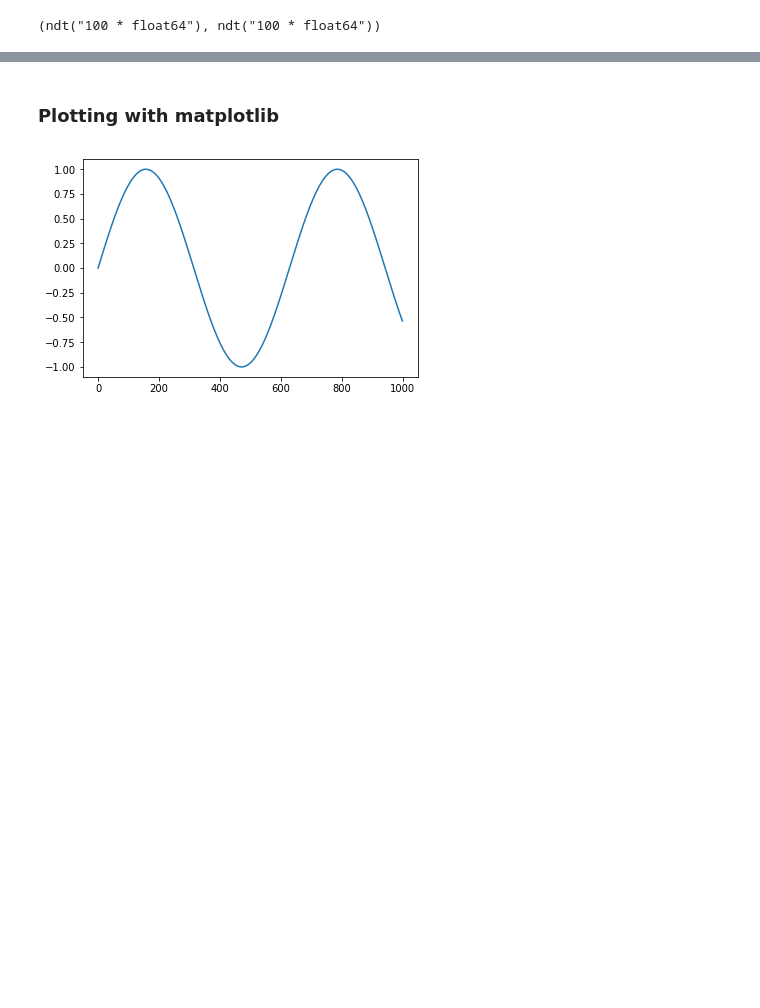
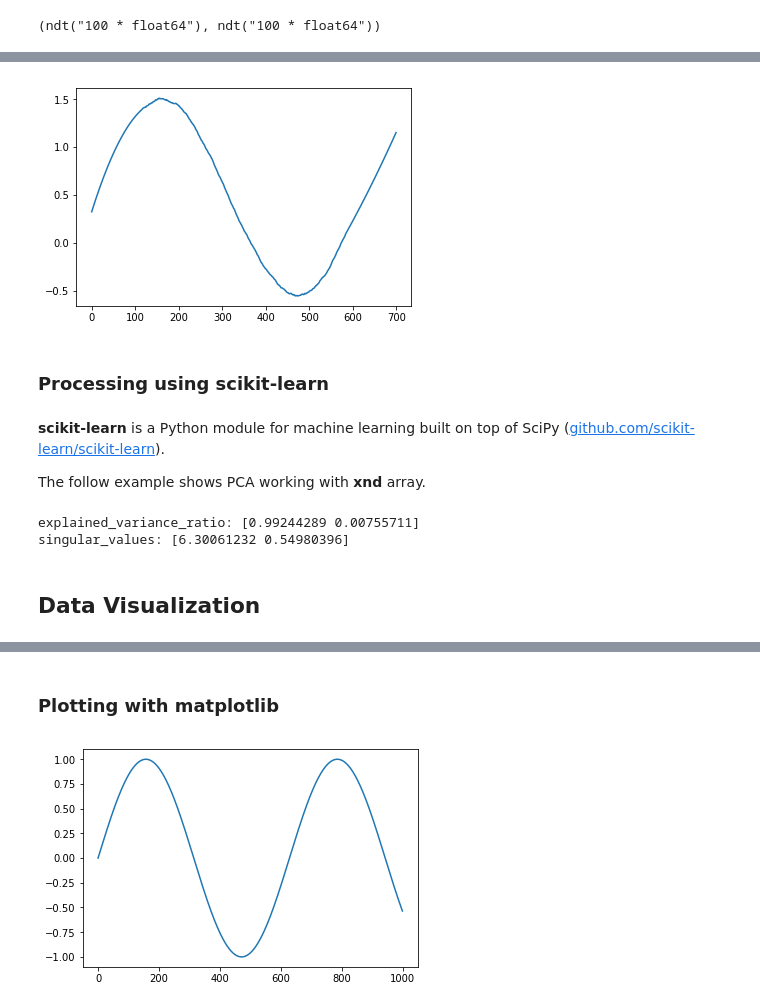
Before and after one commit to xnd-project/xnd-notebooks, a Jupyter notebook: XND-Data-Analysis.ipynb, the cells around one changed output, grey strips where cells are left out. Drawn from its saved outputs; the diff is of its cells as text; code cells hidden in the pictures; blank space fills up the shorter version.

```diff
--- a/Operations.ipynb
+++ b/XND-Data-Analysis.ipynb
@@ -78,0 +133,13 @@ scipy.var(y)
+# %%
+filtered_data = savgol_filter(raw_data, window_length=n_samples//3, polyorder=2)
+
+plt.plot(filtered_data)
+plt.show()
+# %% [output]
+[figure, added]
+# %% [markdown]
+### Processing using scikit-learn
+# %% [markdown]
+**scikit-learn** is a Python module for machine learning built on top of SciPy ([github.com/scikit-learn/scikit-learn](https://github.com/scikit-learn/scikit-learn)).
+
+The follow example shows PCA working with **xnd** array.
@@ -78,0 +149,13 @@ scipy.var(y)
+# %%
+X = xnd([[-1, -1], [-2, -1], [-3, -2], [1, 1], [2, 1], [3, 2]])
+
+pca = PCA(n_components=2)
+pca.fit(X)
+
+print('explained_variance_ratio:', pca.explained_variance_ratio_)
+print('singular_values:', pca.singular_values_)
+# %% [output]
+explained_variance_ratio: [0.99244289 0.00755711]
+singular_values: [6.30061232 0.54980396]
+# %% [markdown]
+## Data Visualization
```
Also changed, not shown: parts of 27 cells of this notebook.
